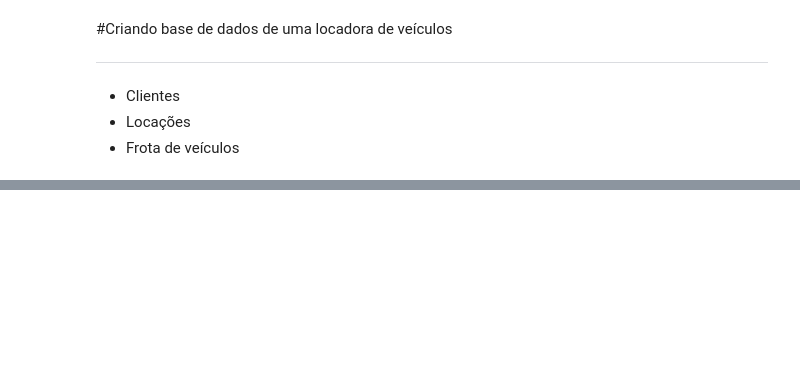
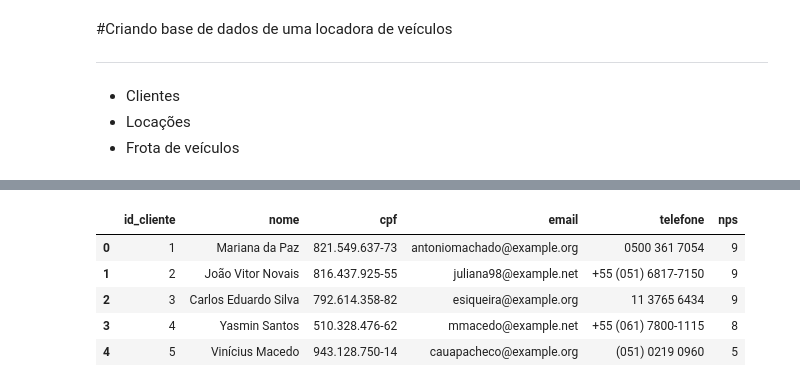
Before and after one commit to fabiobaroliveira/gerador_base_de_dados, a Jupyter notebook: locadora_de_veículos.ipynb, the cells around one changed output, grey strips where cells are left out. Cells and saved outputs as stored; diff of their text form; code cells hidden in the pictures; blank space fills up the shorter version.

```diff
--- a/locadora_de_veículos.ipynb
+++ b/locadora_de_veículos.ipynb
@@ -323,0 +208,9 @@ files.download('equipes.csv')
+# %%
+clientes_df.head()
+# %% [output]
+|  | id_cliente | nome | cpf | email | telefone | nps |
+| 0 | 1 | Mariana da Paz | 821.549.637-73 | antoniomachado@example.org | 0500 361 7054 | 9 |
+| 1 | 2 | João Vitor Novais | 816.437.925-55 | juliana98@example.net | +55 (051) 6817-7150 | 9 |
+| 2 | 3 | Carlos Eduardo Silva | 792.614.358-82 | esiqueira@example.org | 11 3765 6434 | 9 |
+| 3 | 4 | Yasmin Santos | 510.328.476-62 | mmacedo@example.net | +55 (061) 7800-1115 | 8 |
+| 4 | 5 | Vinícius Macedo | 943.128.750-14 | cauapacheco@example.org | (051) 0219 0960 | 5 |
```
Also changed, not shown: parts of 28 cells of this notebook.
